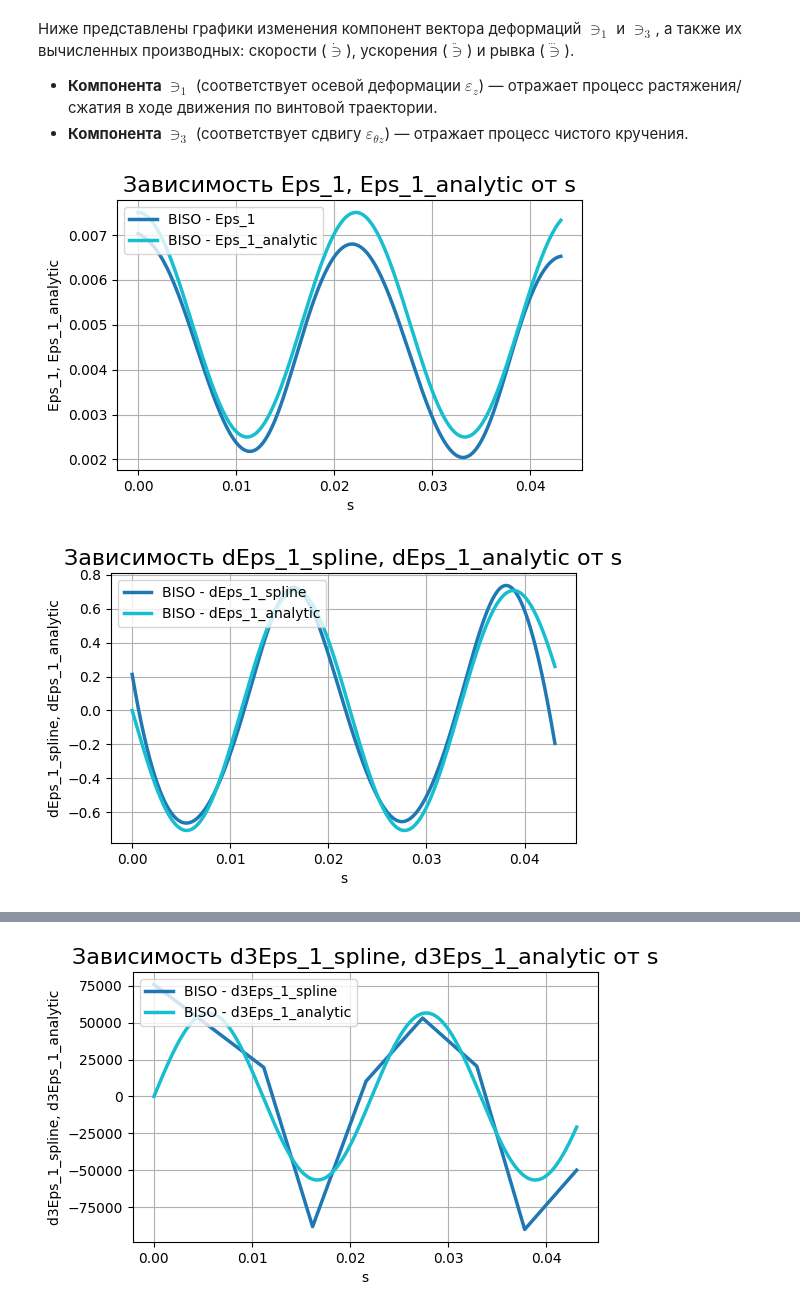
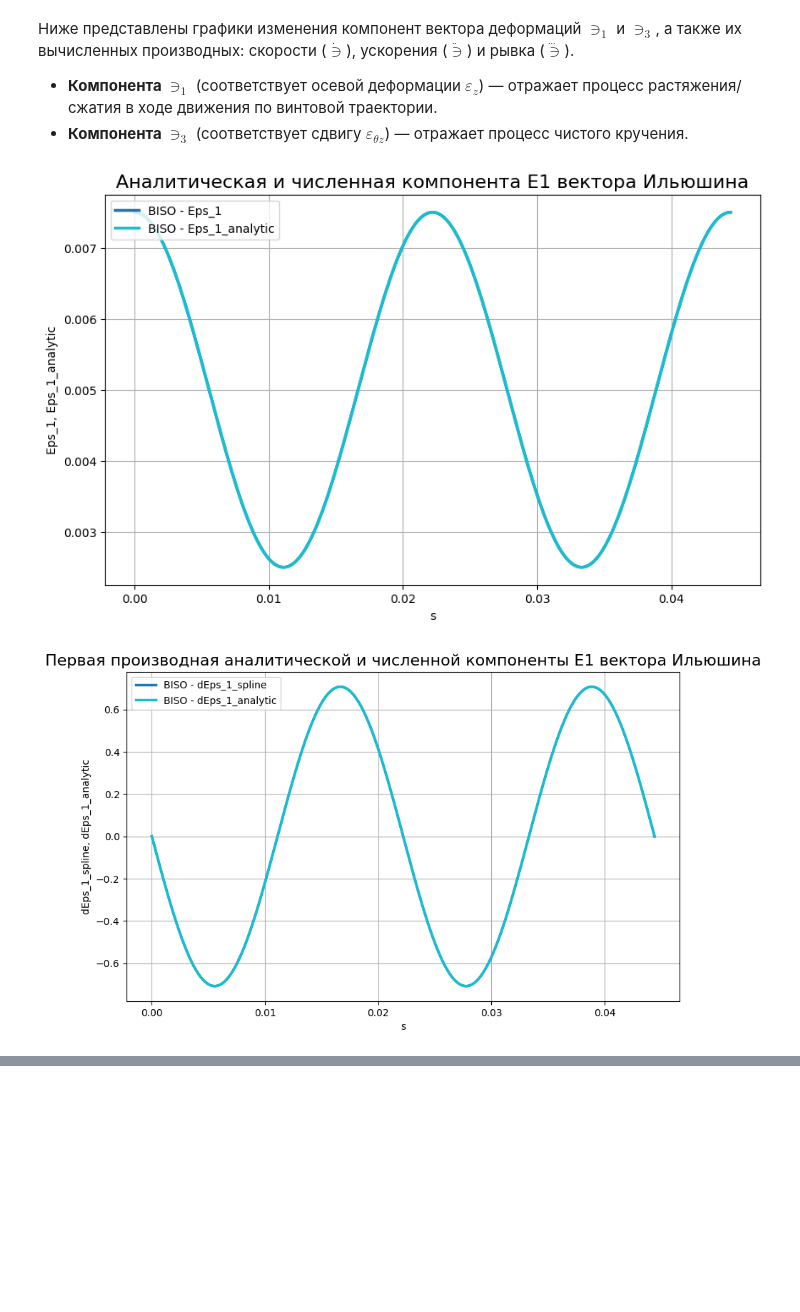
Before and after one commit to ArtemDos/complex_deformations, a Jupyter notebook: P29/ideal_vint/biso.ipynb, the cells around one changed output, grey strips where cells are left out. Saved outputs shown, nothing was run; the diff lists cells and outputs as text; code cells hidden in the pictures; blank space fills up the shorter version.

```diff
--- a/P29/ideal_vint/biso.ipynb
+++ b/P29/ideal_vint/biso.ipynb
@@ -241,0 +241,2 @@ best_s, best_k = 2.104904144512022e-05, 4
+# %%
+best_s, best_k = 4.7508101621027935e-12, 4
@@ -265,24 +273,25 @@ for col in components:
 # %%
 plot_xy(
     data_pairs=[(model_name, df_stage2)],
     x_col="s",
     y_cols=["Eps_1", "Eps_1_analytic"],
+    title="Аналитическая и численная компонента E1 вектора Ильюшина",
+    figsize=(10, 6)
 )
 plot_xy(
     data_pairs=[(model_name, df_stage2)],
     x_col="s",
     y_cols=["dEps_1_spline", "dEps_1_analytic"],
+    title="Первая производная аналитической и численной компоненты E1 вектора Ильюшина",
+    figsize=(10, 6)
 )
 plot_xy(
     data_pairs=[(model_name, df_stage2)],
     x_col="s",
     y_cols=["d2Eps_1_spline", "d2Eps_1_analytic"],
+    title="Вторая производная аналитической и численной компоненты E1 вектора Ильюшина",
+    figsize=(10, 6)
 )
-plot_xy(
-    data_pairs=[(model_name, df_stage2)],
-    x_col="s",
-    y_cols=["d3Eps_1_spline", "d3Eps_1_analytic"],
-)
 # %% [output]
-[figure, old version]
+[figure, new version]
-[figure, old version]
+[figure, new version]
@@ -290,4 +299,3 @@ plot_xy(
-[figure, removed]
 # %%
 plot_xy(
     data_pairs=[(model_name, df_stage2)],
```
Also changed, not shown: parts of 32 cells of this notebook, 4 other files.
